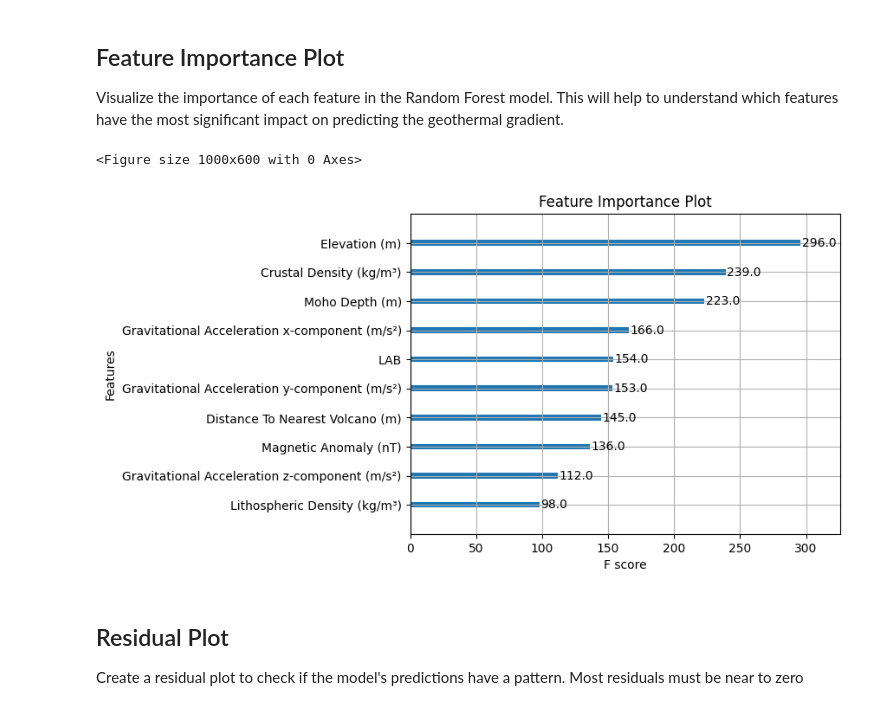
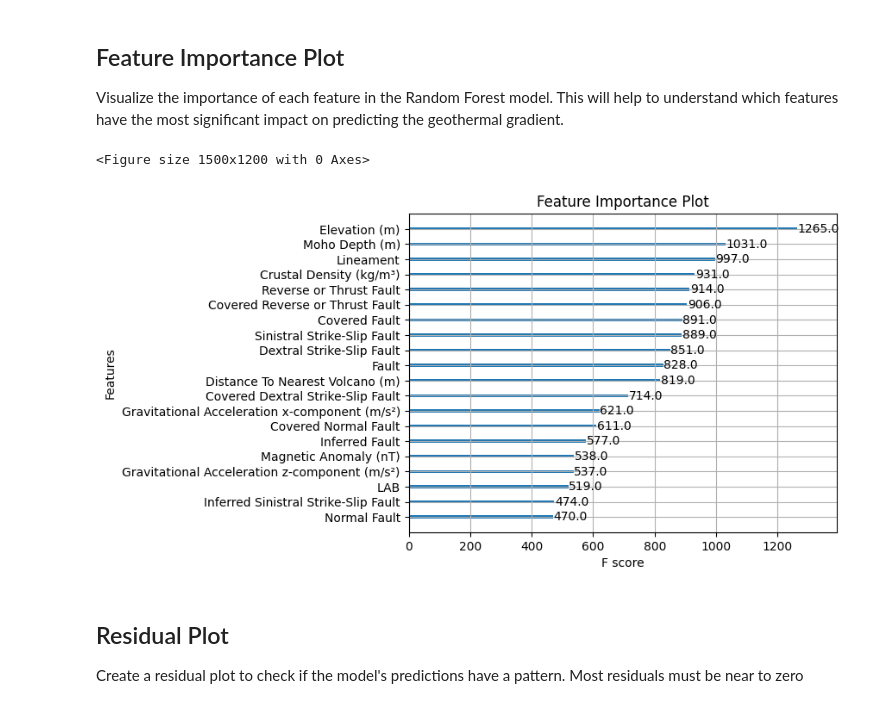
Before and after one commit to jcmefra/Geothermal-Gradient-Machine-Learning, a Jupyter notebook: Model.ipynb, the cells around one changed output. Drawn from its saved outputs; the diff is of its cells as text; code cells hidden in the pictures.

Commit message:
model final

```diff
--- a/Model.ipynb
+++ b/Model.ipynb
@@ -618,3 +696,15 @@ cleaned_data.head()
+# %%
+cleaned_data = cleaned_data.rename(columns={
+    'Falla': 'Fault', 'Falla cubierta': 'Covered Fault', 'Falla de rumbo sinestral': 'Sinistral Strike-Slip Fault',
+    'Falla inversa o de cabalgamiento cubierta': 'Covered Reverse or Thrust Fault',
+    'Falla inversa o de cabalgamiento': 'Reverse or Thrust Fault', 'Lineamiento': 'Lineament',
+    'Falla de rumbo dextral': 'Dextral Strike-Slip Fault', 'Falla de rumbo sinestral cubierta': 'Covered Sinistral Strike-Slip Fault',
+    'Falla de rumbo dextral cubierta': 'Covered Dextral Strike-Slip Fault', 'Falla inferida': 'Inferred Fault',
+    'Falla normal cubierta': 'Covered Normal Fault', 'Falla de rumbo sinestral inferida': 'Inferred Sinistral Strike-Slip Fault',
+    'Falla normal inferida': 'Inferred Normal Fault', 'Falla normal': 'Normal Fault',
+    'Falla inversa o de cabalgamiento inferida': 'Inferred Reverse or Thrust Fault',
+    'Falla de rumbo dextral inferida': 'Inferred Dextral Strike-Slip Fault'
+})
 # %%
 cleaned_data.columns
 # %% [output]
@@ -671,7 +777,16 @@ X = cleaned_data[['Latitude', 'Longitude','Elevation (m)',
         'Lithospheric Density (kg/m³)', 'Sub-Lithospheric Density (kg/m³)',
         'Gravitational Acceleration z-component (m/s²)',
         'Gravitational Acceleration x-component (m/s²)',
-        'Gravitational Acceleration y-component (m/s²)']]
+        'Gravitational Acceleration y-component (m/s²)',
+        'Fault', 'Covered Fault',
+        'Sinistral Strike-Slip Fault', 'Covered Reverse or Thrust Fault',
+        'Reverse or Thrust Fault', 'Lineament', 'Dextral Strike-Slip Fault',
+        'Covered Sinistral Strike-Slip Fault',
+        'Covered Dextral Strike-Slip Fault', 'Inferred Fault',
+        'Covered Normal Fault', 'Inferred Sinistral Strike-Slip Fault',
+        'Inferred Normal Fault', 'Normal Fault',
+        'Inferred Reverse or Thrust Fault',
+        'Inferred Dextral Strike-Slip Fault']]
 
 y = cleaned_data['Apparent Geothermal Gradient (°C/Km)']
 
@@ -775,16 +890,16 @@ Visualize the importance of each feature in the Random Forest model. This will h
 # %%
 # Fit an XGBoost model (best_params should contain your optimized hyperparameters)
 xgb_model = xgb.XGBRegressor(**best_params, objective='reg:squarederror', random_state=42)
 xgb_model.fit(X_train, y_train)
 
 # Plot feature importance
-plt.figure(figsize=(10, 6))
-xgb.plot_importance(xgb_model, importance_type='weight', max_num_features=10)
+plt.figure(figsize=(15, 12))
+xgb.plot_importance(xgb_model, importance_type='weight', max_num_features=20)
 plt.title('Feature Importance Plot')
 plt.show()
 # %% [output]
-<Figure size 1000x600 with 0 Axes>
+<Figure size 1500x1200 with 0 Axes>
-[figure, old version]
+[figure, new version]
 # %% [markdown]
 ## Residual Plot
 
```
Also changed, not shown: parts of 27 cells of this notebook.
